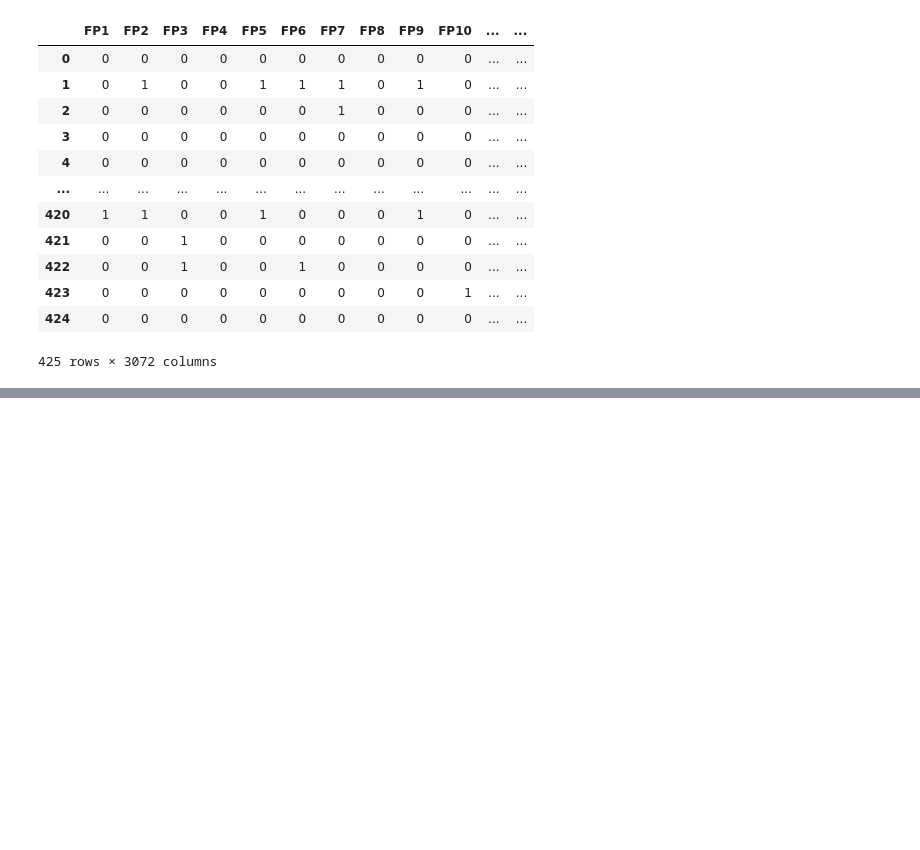
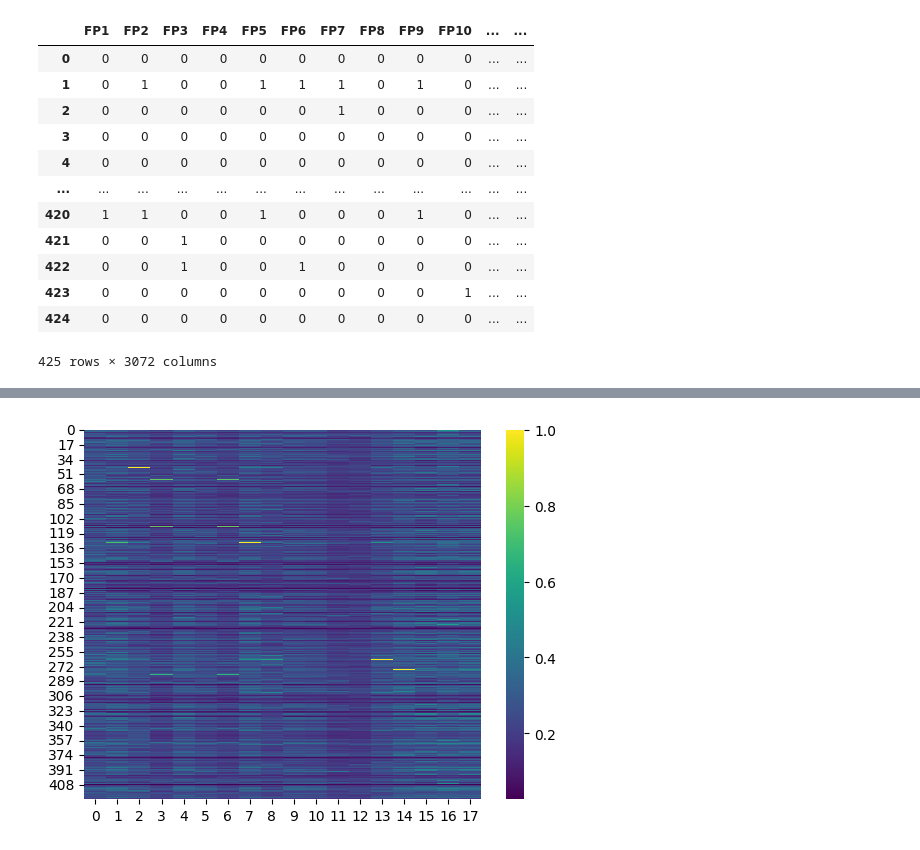
Before and after one commit to debnathk/dleps, a Jupyter notebook: code/DLEPS/reference_drug/tanimoto_similarity.ipynb, the cells around one changed output, grey strips where cells are left out. Cells and saved outputs as stored; diff of their text form; code cells hidden in the pictures; blank space fills up the shorter version.

```diff
--- a/code/DLEPS/reference_drug/tanimoto_similarity.ipynb
+++ b/code/DLEPS/reference_drug/tanimoto_similarity.ipynb
@@ -64,4 +46,18 @@ fp_gen_exp
 | 423 | 0 | 0 | 0 | 0 | 0 | 0 | 0 | 0 | 0 | 1 | ... | ... |
 | 424 | 0 | 0 | 0 | 0 | 0 | 0 | 0 | 0 | 0 | 0 | ... | ... |
 425 rows × 3072 columns
+# %%
+def tanimoto_similarity(vector_a, vector_b):
+    # Check if the vectors have the same length
+    if len(vector_a) != len(vector_b):
+        raise ValueError("Vectors must have the same length")
+
+    # Calculate the intersection and union of the sets
+    intersection = sum(x and y for x, y in zip(vector_a, vector_b))
+    union = sum(x or y for x, y in zip(vector_a, vector_b))
+
+    # Calculate Tanimoto similarity
+    similarity = intersection / union if union != 0 else 0.0
+
+    return similarity
 # %%
@@ -73,0 +67,7 @@ did not match C++ signature:
+# %%
+import numpy as np
+ssp = np.zeros((len(fp_gen_exp), len(fp_ref)))
+
+for i in range(len(fp_gen_exp)):
+    for j in range(len(fp_ref)):
+        ssp[i, j] = tanimoto_similarity(fp_gen_exp.iloc[i].to_list(), fp_ref.iloc[j].to_list())
@@ -73,0 +90,10 @@ did not match C++ signature:
+# %%
+# Display the heatmap
+import seaborn as sns
+import matplotlib.pyplot as plt
+
+sns.heatmap(ssp, cmap='viridis')
+
+plt.show()
+# %% [output]
+[figure, added]
```
Also changed, not shown: parts of 17 cells of this notebook, 1 other file.
